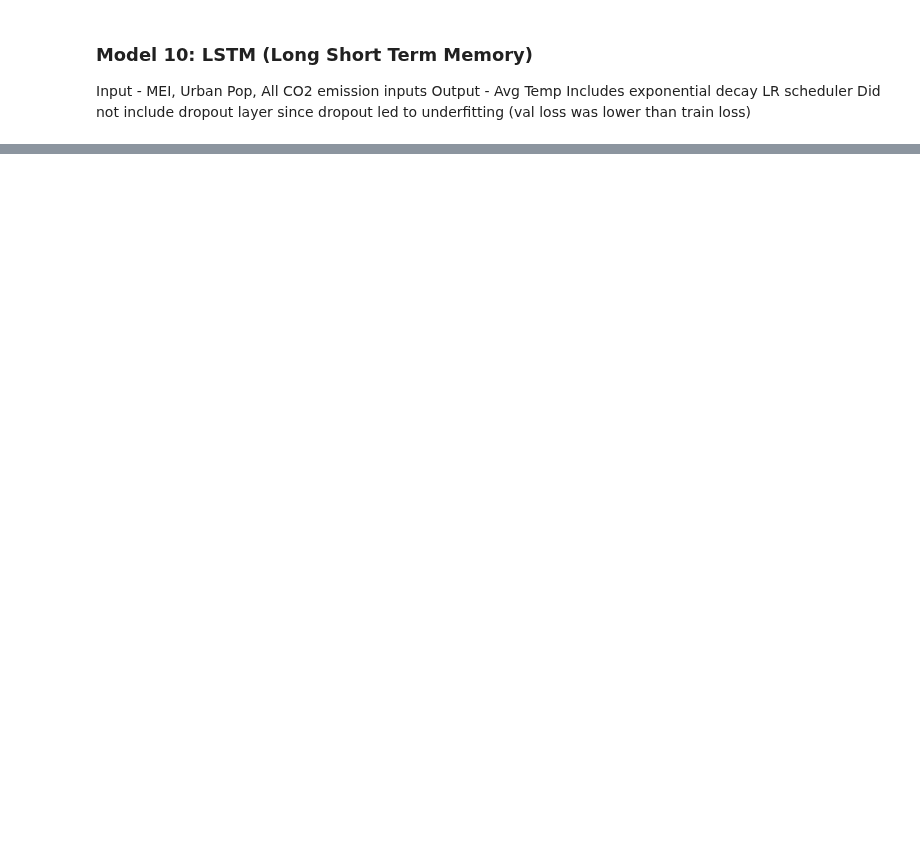
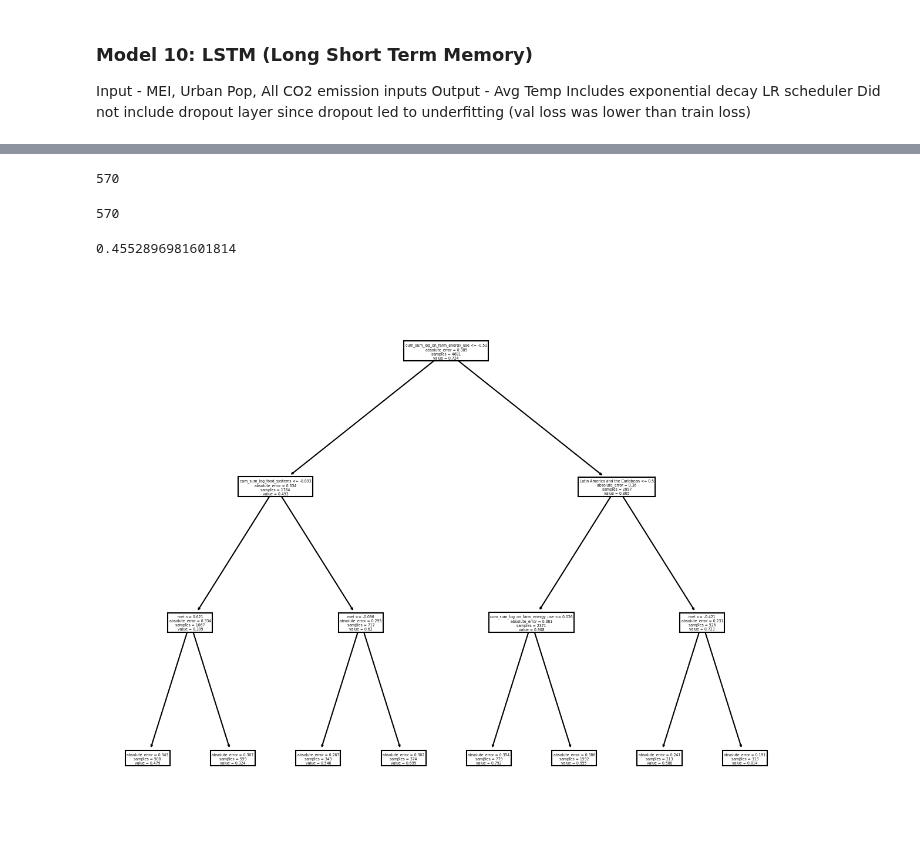
Before and after one commit to fayesimone/agriculture_emissions_prediction, a Jupyter notebook: Model_Building.ipynb, the cells around one changed output, grey strips where cells are left out. Saved outputs shown, nothing was run; the diff lists cells and outputs as text; code cells hidden in the pictures; blank space fills up the shorter version.

Commit message:
Add decision tree model

```diff
--- a/Model_Building.ipynb
+++ b/Model_Building.ipynb
@@ -1313,0 +1327,53 @@ x_train_temp.shape
+# %%
+features = ['sub-region', 'urban_population',
+                                            'mei',
+                                            'cum_sum_log_crop_residues',
+                                            'cum_sum_log_rice_cultivation',
+                                            'cum_sum_log_drained_organic_soils_co2',
+                                            'cum_sum_log_net_forest_conversion',
+                                            'cum_sum_log_fires',
+                                            'cum_sum_log_manure_mgmt',
+                                            'cum_sum_log_food_systems',
+                                            'cum_sum_log_ippu_tot',
+                                            'cum_sum_log_on_farm_energy_use',
+                                            'cum_sum_forestland']
+
+x_train = x_train[features]
+x_val = x_val[features]
+
+sub_region_dummies_train = pd.get_dummies(x_train['sub-region'],
+                                          drop_first=True)
+
+sub_region_dummies_val = pd.get_dummies(x_val['sub-region'],
+                                          drop_first=True)
+
+x_train = pd.concat([x_train, sub_region_dummies_train],
+                    axis=1)
+
+x_val = pd.concat([x_val, sub_region_dummies_val],
+                    axis=1)
+
+x_train = x_train.drop(labels='sub-region',axis=1)
+x_val = x_val.drop(labels='sub-region',axis=1)
+# %%
+model = DecisionTreeRegressor(criterion='absolute_error',random_state=44, max_depth=3)
+model.fit(x_train, Y_train)
+predictions = model.predict(x_val)
+# %%
+len(predictions)
+# %% [output]
+570
+# %%
+len(Y_val)
+# %% [output]
+570
+# %%
+mean_absolute_error(Y_val,predictions)
+# %% [output]
+0.4552896981601814
+# %%
+from sklearn.tree import plot_tree
+plt.figure(figsize=(10,8), dpi=150)
+plot_tree(model, feature_names=x_train.columns);
+# %% [output]
+[figure, added]
```
Also changed, not shown: parts of 4 cells of this notebook.
